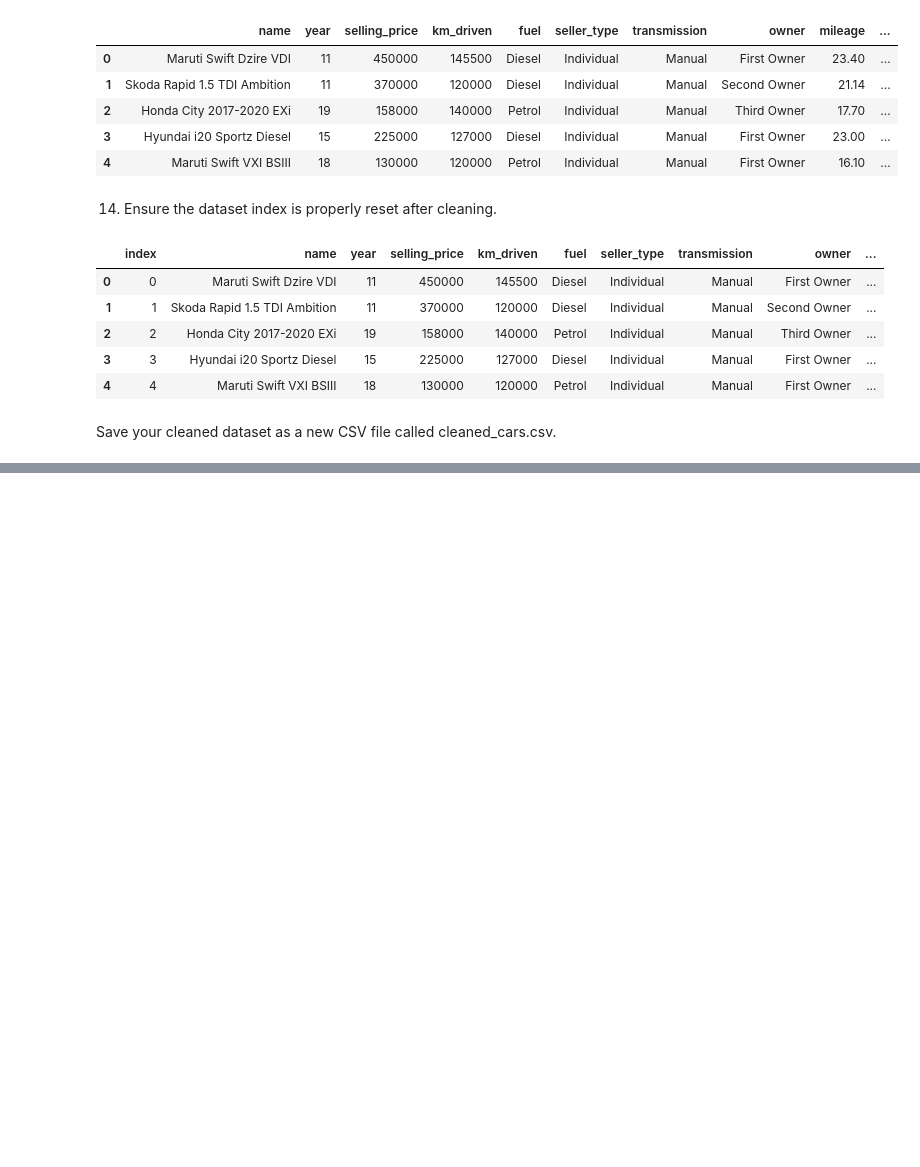
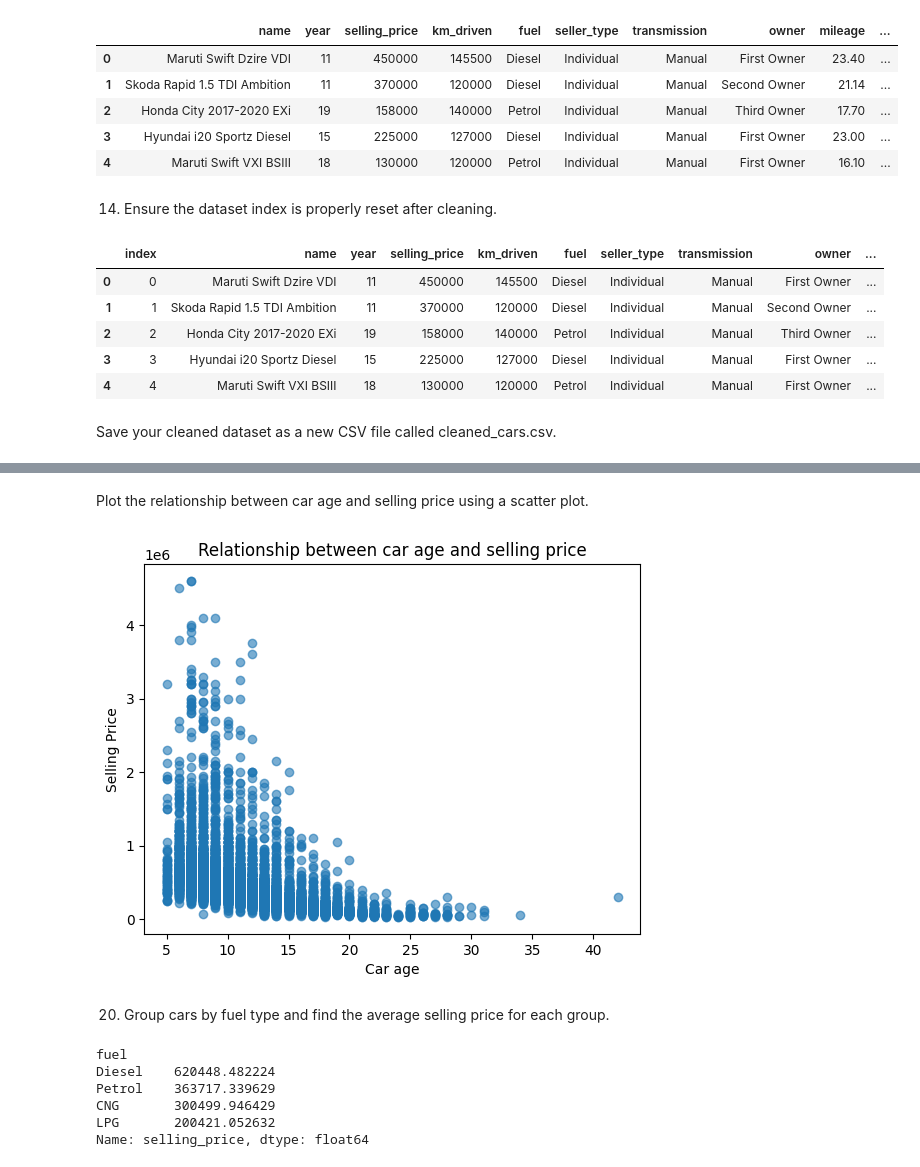
Before and after one commit to Cyrusz55/Car-Price-Prediction, a Jupyter notebook: Book1.ipynb, the cells around one changed output, grey strips where cells are left out. Drawn from its saved outputs; the diff is of its cells as text; code cells hidden in the pictures; blank space fills up the shorter version.

```diff
--- a/Book1.ipynb
+++ b/Book1.ipynb
@@ -368,0 +418,30 @@ df.to_csv('cleaned_cars.csv', index=False)
+# %% [markdown]
+Plot the relationship between car age and selling price using a scatter plot.
+# %%
+plt.scatter(df['year'], df['selling_price'], alpha = 0.6)
+plt.title('Relationship between car age and selling price')
+plt.xlabel('Car age')
+plt.ylabel('Selling Price')
+plt.show()
+# %% [output]
+[figure, added]
+# %% [markdown]
+20. Group cars by fuel type and find the average selling price for each group.
+# %%
+# first group the cars
+fuel_groups = df.groupby('fuel')
+
+# find the average selling price
+avg_sellingPrice = fuel_groups['selling_price'].mean()
+
+# sort in descending order
+avg_sellingPrice = avg_sellingPrice.sort_values(ascending = False)
+
+print(avg_sellingPrice)
+# %% [output]
+fuel
+Diesel    620448.482224
+Petrol    363717.339629
+CNG       300499.946429
+LPG       200421.052632
+Name: selling_price, dtype: float64
```
Also changed, not shown: parts of 19 cells of this notebook.
